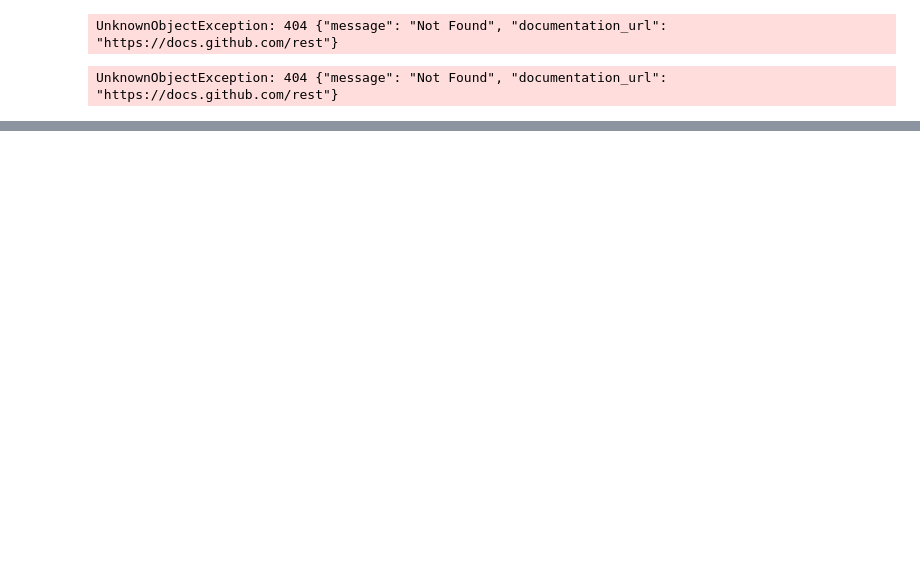
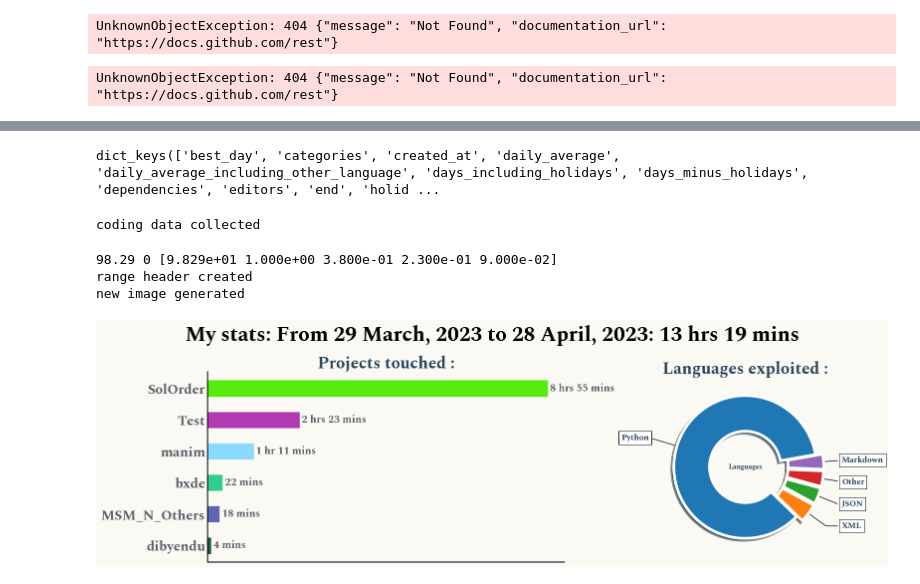
Before and after one commit to dmighty007/dmighty007, a Jupyter notebook: Untitled.ipynb, the cells around one changed output, grey strips where cells are left out. Cells and saved outputs as stored; diff of their text form; code cells hidden in the pictures; blank space fills up the shorter version.

```diff
--- a/Untitled.ipynb
+++ b/Untitled.ipynb
@@ -350,0 +378,7 @@ wk_i.gh_token
+# %%
+import requests
+stats_range = "last_30_days"
+waka_key = "waka_a9a79db3-b54b-4ddb-9cba-1eddb6cd1e4f"
+data = requests.get(
+        f"https://wakatime.com/api/v1/users/current/insights/{stats_range}?api_key={waka_key}"
+    ).json()
@@ -350,0 +429,28 @@ wk_i.gh_token
+# %%
+dat.keys()
+# %% [output]
+dict_keys(['best_day', 'categories', 'created_at', 'daily_average', 'daily_average_including_other_language', 'days_including_holidays', 'days_minus_holidays', 'dependencies', 'editors', 'end', 'holid ...
+# %%
+#Customize matplotlib
+import matplotlib
+matplotlib.rcParams.update({# Use mathtext, not LaTeX
+                            'text.usetex': False,
+                            # Use the Computer modern font
+                            'font.family': 'serif',
+                            'font.serif': 'cmr10',
+                            'mathtext.fontset': 'cm',
+                            # Use ASCII minus
+                            'axes.unicode_minus': False,
+                            })
+# %%
+mydat = get_stats()
+# %% [output]
+coding data collected
+# %%
+
+def this_range(dates: list) -> str:
+    """Returns streak within given range"""
+    range_end = datetime.datetime.strptime(dates[4], "%Y-%m-%dT%H:%M:%SZ")
+    range_start = datetime.datetime.strptime(dates[3], "%Y-%m-%dT%H:%M:%SZ")
+    print("range header created")
+    return f"My stats: From {range_start.strftime('%d %B, %Y')} to {range_end.strftime('%d %B, %Y')}: {dates[5]}"
@@ -350,0 +548,7 @@ wk_i.gh_token
+# %%
+make_graph(mydat)
+# %% [output]
+98.29 0 [9.829e+01 1.000e+00 3.800e-01 2.300e-01 9.000e-02]
+range header created
+new image generated
+[figure, added]
```
Also changed, not shown: parts of 11 cells of this notebook, 19 other files.
